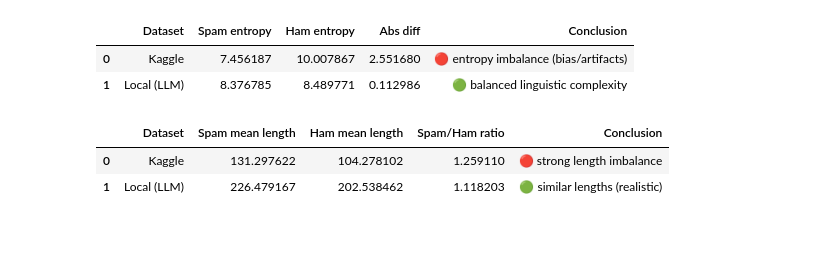
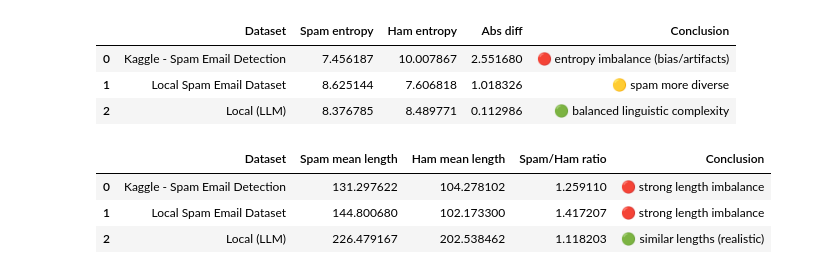
Before and after one commit to gawlowskiandrzej/Eksploracja_danych_projekt---detekcja-spamu, a Jupyter notebook: spam_dataset_quality_analysis.ipynb, the cells around one changed output. Cells and saved outputs as stored; diff of their text form; code cells hidden in the pictures; blank space fills up the shorter version.

```diff
--- a/spam_dataset_quality_analysis.ipynb
+++ b/spam_dataset_quality_analysis.ipynb
@@ -138,78 +288,84 @@ comparison_df
 # %%
 def entropy(texts):
-    words = ' '.join(texts).lower().split()
+    words = " ".join(texts.astype(str)).lower().split()
+    if not words:
+        return np.nan
     freq = Counter(words)
     probs = np.array(list(freq.values())) / sum(freq.values())
     return -np.sum(probs * np.log2(probs))
 
 def entropy_analysis(df):
     spam_ent = entropy(df[df[LABEL_COL] == 1][TEXT_COL])
     ham_ent = entropy(df[df[LABEL_COL] == 0][TEXT_COL])
-
     diff = abs(spam_ent - ham_ent)
 
-    if diff < 0.2:
+    if pd.isna(diff):
+        conclusion = "🔴not enough text in both classes"
+    elif diff < 0.2:
         conclusion = "🟢 balanced linguistic complexity"
     elif spam_ent > ham_ent:
         conclusion = "🟡 spam more diverse"
     else:
         conclusion = "🔴 entropy imbalance (bias/artifacts)"
 
     return spam_ent, ham_ent, diff, conclusion
 
-k_spam_ent, k_ham_ent, k_diff, k_conclusion = entropy_analysis(df_kaggle)
-l_spam_ent, l_ham_ent, l_diff, l_conclusion = entropy_analysis(df_local)
+rows = []
+for dataset in loaded_datasets:
+    spam_ent, ham_ent, diff, conclusion = entropy_analysis(dataset["df"])
+    rows.append({
+        "Dataset": dataset["name"],
+        "Spam entropy": spam_ent,
+        "Ham entropy": ham_ent,
+        "Abs diff": diff,
+        "Conclusion": conclusion,
+    })
 
-comparison_df = pd.DataFrame({
-    "Dataset": ["Kaggle", "Local (LLM)"],
-    "Spam entropy": [k_spam_ent, l_spam_ent],
-    "Ham entropy": [k_ham_ent, l_ham_ent],
-    "Abs diff": [k_diff, l_diff],
-    "Conclusion": [k_conclusion, l_conclusion]
-})
-
+comparison_df = pd.DataFrame(rows)
 comparison_df
 # %% [output]
 |  | Dataset | Spam entropy | Ham entropy | Abs diff | Conclusion |
-| 0 | Kaggle | 7.456187 | 10.007867 | 2.551680 | 🔴 entropy imbalance (bias/artifacts) |
-| 1 | Local (LLM) | 8.376785 | 8.489771 | 0.112986 | 🟢 balanced linguistic complexity |
+| 0 | Kaggle - Spam Email Detection | 7.456187 | 10.007867 | 2.551680 | 🔴 entropy imbalance (bias/artifacts) |
+| 1 | Local Spam Email Dataset | 8.625144 | 7.606818 | 1.018326 | 🟡 spam more diverse |
+| 2 | Local (LLM) | 8.376785 | 8.489771 | 0.112986 | 🟢 balanced linguistic complexity |
 # %%
 def length_analysis(df):
     df = df.copy()
-    df['length'] = df[TEXT_COL].apply(len)
+    df["length"] = df[TEXT_COL].apply(len)
 
-    stats = df.groupby(LABEL_COL)['length'].describe()
+    spam_mean = df[df[LABEL_COL] == 1]["length"].mean()
+    ham_mean = df[df[LABEL_COL] == 0]["length"].mean()
+    ratio = spam_mean / (ham_mean + 1e-6) if pd.notna(spam_mean) and pd.notna(ham_mean) else np.nan
 
-    spam_mean = df[df[LABEL_COL] == 1]['length'].mean()
-    ham_mean = df[df[LABEL_COL] == 0]['length'].mean()
-
-    ratio = spam_mean / (ham_mean + 1e-6)
-
-    if 0.8 <= ratio <= 1.2:
+    if pd.isna(ratio):
+        conclusion = "🔴 not enough classes"
+    elif 0.8 <= ratio <= 1.2:
         conclusion = "🟢 similar lengths (realistic)"
     elif ratio > 1.5:
         conclusion = "🟡 spam much longer (bias)"
     else:
         conclusion = "🔴 strong length imbalance"
 
-    return spam_mean, ham_mean, ratio, conclusion, stats
+    return spam_mean, ham_mean, ratio, conclusion
 
-k_spam_mean, k_ham_mean, k_ratio, k_conclusion, k_stats = length_analysis(df_kaggle)
-l_spam_mean, l_ham_mean, l_ratio, l_conclusion, l_stats = length_analysis(df_local)
+rows = []
+for dataset in loaded_datasets:
+    spam_mean, ham_mean, ratio, conclusion = length_analysis(dataset["df"])
+    rows.append({
+        "Dataset": dataset["name"],
+        "Spam mean length": spam_mean,
+        "Ham mean length": ham_mean,
+        "Spam/Ham ratio": ratio,
+        "Conclusion": conclusion,
+    })
 
-comparison_df = pd.DataFrame({
-    "Dataset": ["Kaggle", "Local (LLM)"],
-    "Spam mean length": [k_spam_mean, l_spam_mean],
-    "Ham mean length": [k_ham_mean, l_ham_mean],
-    "Spam/Ham ratio": [k_ratio, l_ratio],
-    "Conclusion": [k_conclusion, l_conclusion]
-})
-
+comparison_df = pd.DataFrame(rows)
 comparison_df
 # %% [output]
 |  | Dataset | Spam mean length | Ham mean length | Spam/Ham ratio | Conclusion |
-| 0 | Kaggle | 131.297622 | 104.278102 | 1.259110 | 🔴 strong length imbalance |
-| 1 | Local (LLM) | 226.479167 | 202.538462 | 1.118203 | 🟢 similar lengths (realistic) |
+| 0 | Kaggle - Spam Email Detection | 131.297622 | 104.278102 | 1.259110 | 🔴 strong length imbalance |
+| 1 | Local Spam Email Dataset | 144.800680 | 102.173300 | 1.417207 | 🔴 strong length imbalance |
+| 2 | Local (LLM) | 226.479167 | 202.538462 | 1.118203 | 🟢 similar lengths (realistic) |
 # %%
 def similarity_analysis(df, sample_size=2000):
     df = df.copy()
```
Also changed, not shown: parts of 9 cells of this notebook, 3 other files.
